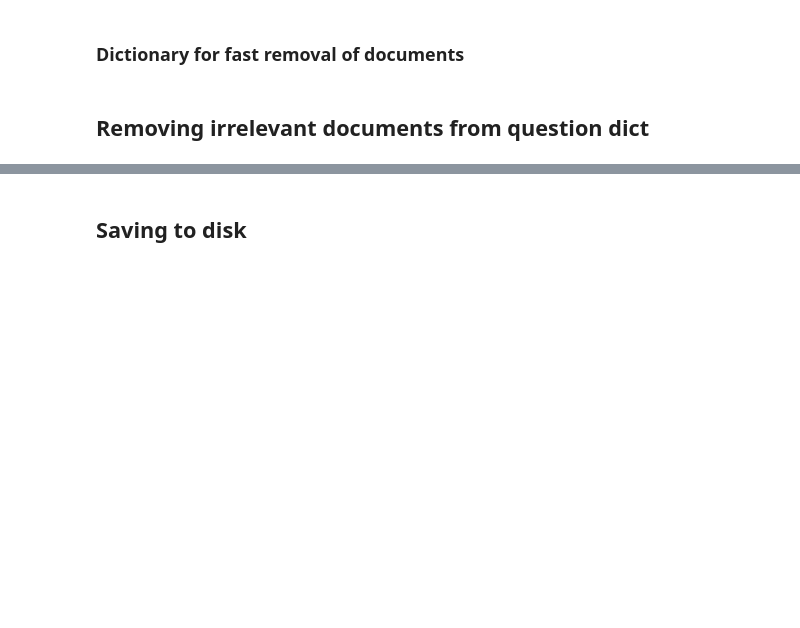
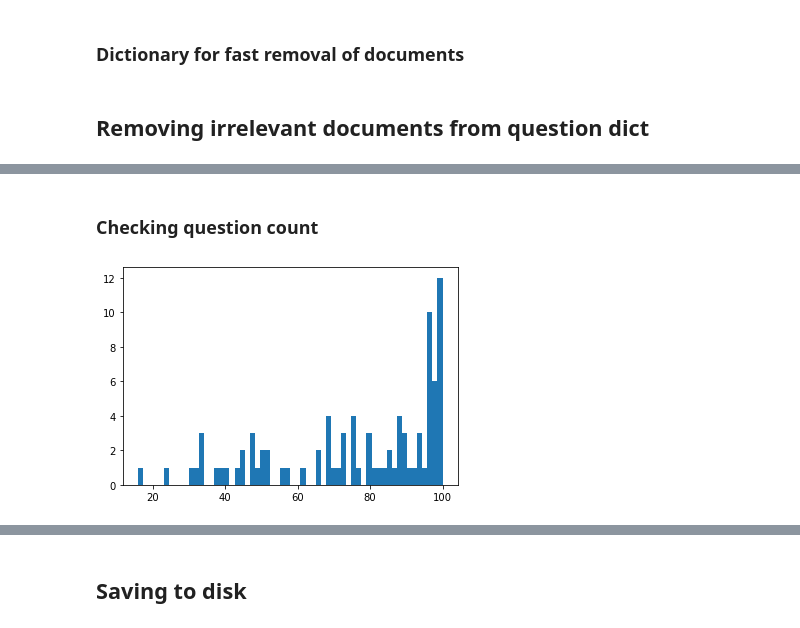
Before and after one commit to andresrosso/col-un-bioasq11, a Jupyter notebook: notebooks/graphs/test.ipynb, the cells around one changed output, grey strips where cells are left out. Saved outputs shown, nothing was run; the diff lists cells and outputs as text; code cells hidden in the pictures; blank space fills up the shorter version.

```diff
--- a/notebooks/graphs/test.ipynb
+++ b/notebooks/graphs/test.ipynb
@@ -129,12 +149,17 @@ for question, relevant_documents in dataset.metadata[
 # %%
+n_questions_modified = 0
 for question in questions['questions']:
-    if question['id'] in relevant_documents.keys():
-        relevant_documents = [
+    if question['id'] in final_relevant_documents.keys():
+        question_relevant_documents = [
             document for document in question['documents']
-            if document['id'] in relevant_documents[
+            if document['id'] in final_relevant_documents[
                 question['id']
             ]
         ]
-        question['documents'] = relevant_documents
+        print(len(question['documents']), len(question_relevant_documents))
+
+        question['documents'] = question_relevant_documents
+        n_questions_modified += 1
     else:
         continue
+print(n_questions_modified)
@@ -140,0 +184,8 @@ for question in questions['questions']:
+# %% [markdown]
+### Checking question count
+# %%
+len_docs = [len(question['documents']) for question in questions['questions']]
+plt.hist(len_docs, bins = 60)
+plt.show()
+# %% [output]
+[figure, added]
```
Also changed, not shown: parts of 13 cells of this notebook, 9 other files.
